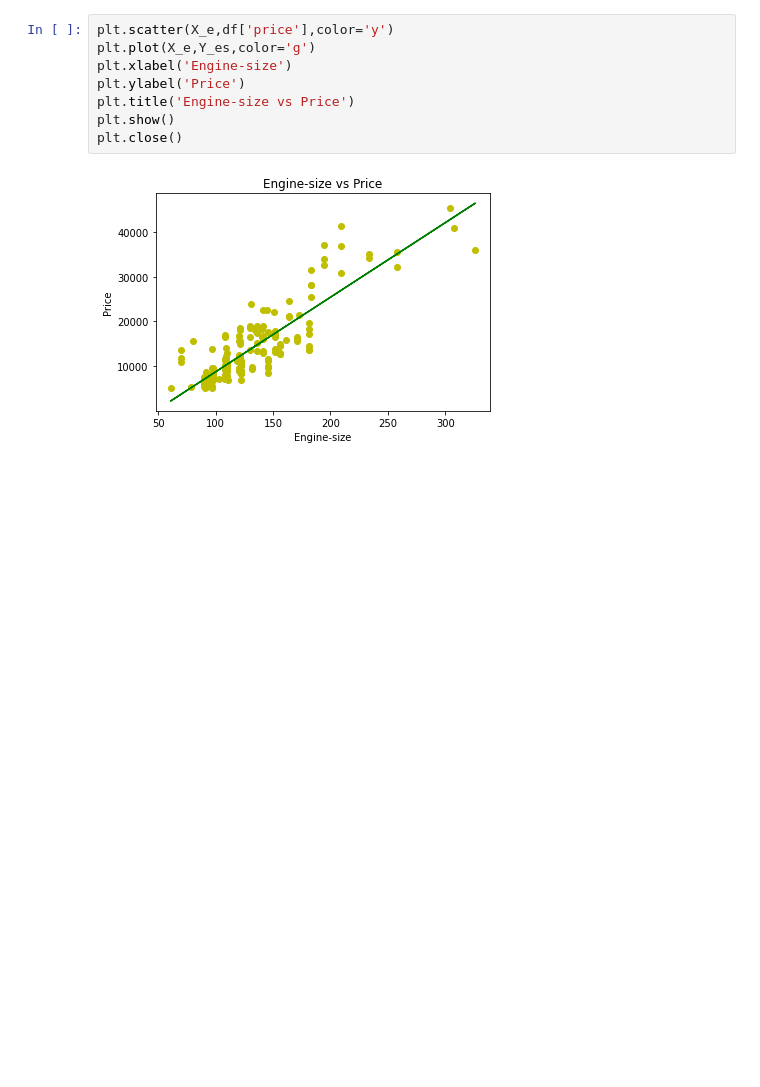
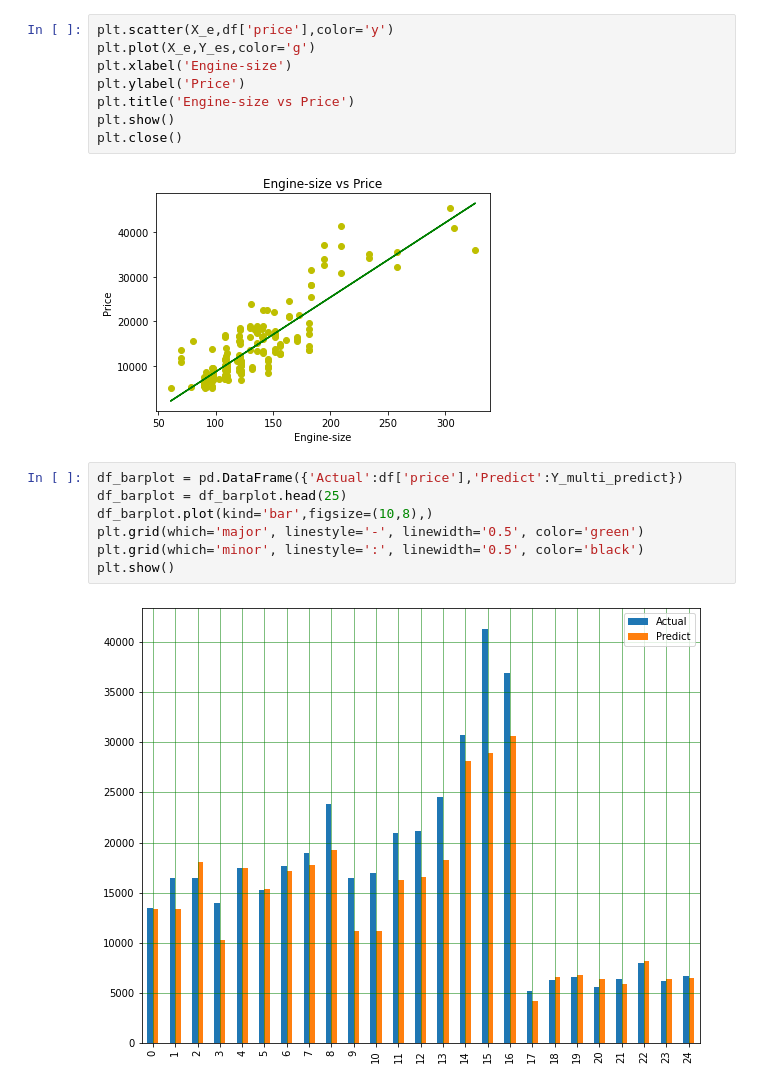
Before and after one commit to Badhusha-Akhthaar/MachineLearning_Binge, a Jupyter notebook: Regression.ipynb, the cells around one changed output. Saved outputs shown, nothing was run; the diff lists cells and outputs as text; blank space fills up the shorter version.

```diff
--- a/Regression.ipynb
+++ b/Regression.ipynb
@@ -146,3 +146,12 @@ plt.show()
 plt.close()
 # %% [output]
 [figure]
+# %%
+df_barplot = pd.DataFrame({'Actual':df['price'],'Predict':Y_multi_predict})
+df_barplot = df_barplot.head(25)
+df_barplot.plot(kind='bar',figsize=(10,8),)
+plt.grid(which='major', linestyle='-', linewidth='0.5', color='green')
+plt.grid(which='minor', linestyle=':', linewidth='0.5', color='black')
+plt.show()
+# %% [output]
+[figure, added]
```
